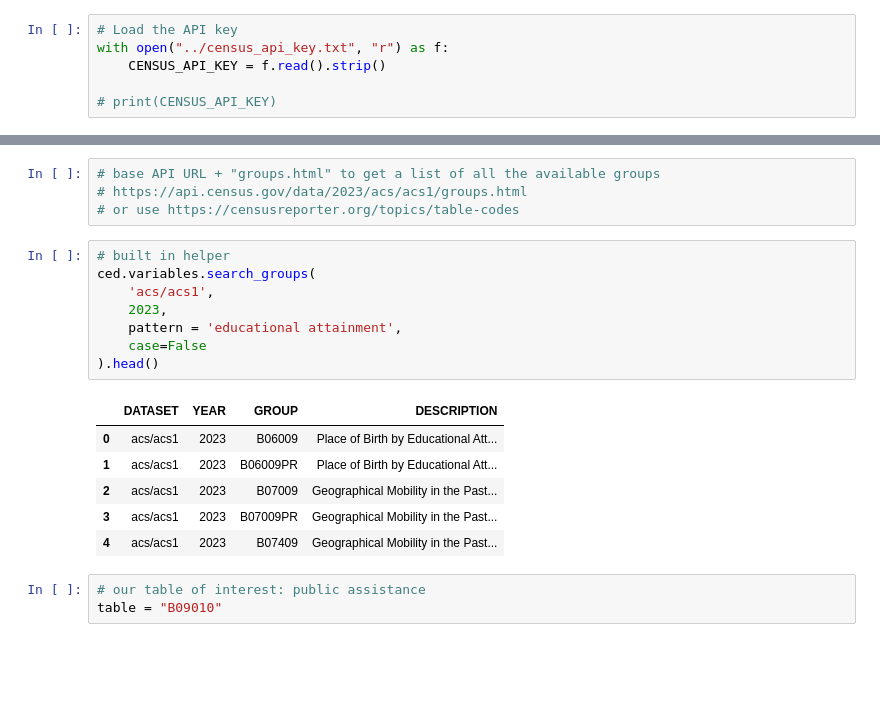
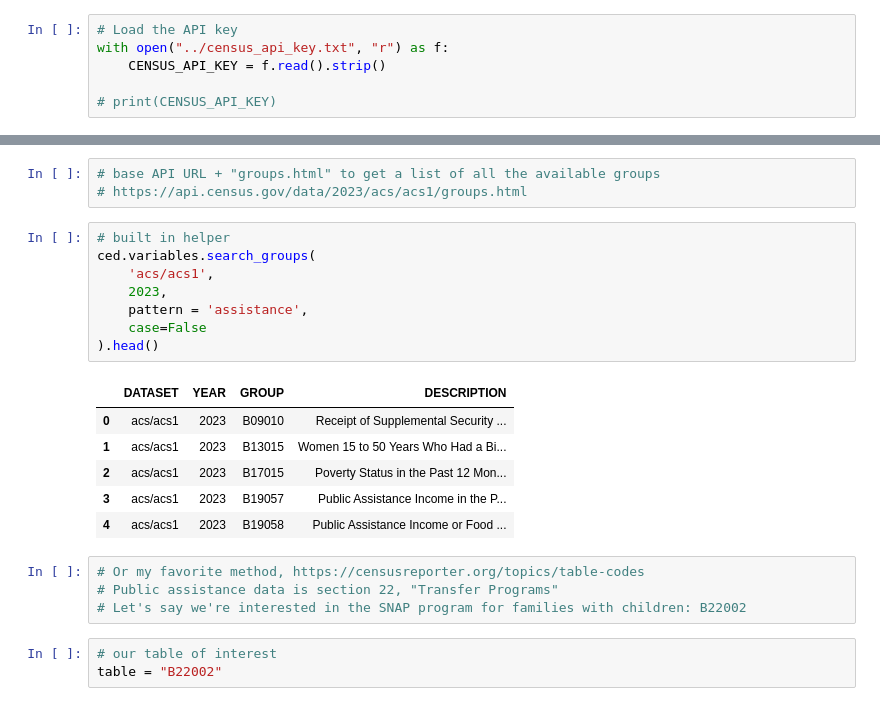
Before and after one commit to scottpham/NICAR25-CensusDIS-how-to, a Jupyter notebook: completed_notebooks/2_finding_tables.ipynb, the cells around one changed output, grey strips where cells are left out. Cells and saved outputs as stored; diff of their text form; blank space fills up the shorter version.

Commit message:
improved finding tables

```diff
--- a/completed_notebooks/2_finding_tables.ipynb
+++ b/completed_notebooks/2_finding_tables.ipynb
@@ -44,23 +54,26 @@ df_datasets[df_datasets['TITLE'].str.contains('ACS')].sort_values('YEAR', ascend
 # %%
 # base API URL + "groups.html" to get a list of all the available groups
 # https://api.census.gov/data/2023/acs/acs1/groups.html
-# or use https://censusreporter.org/topics/table-codes
 # %%
 # built in helper
 ced.variables.search_groups(
     'acs/acs1',
     2023,
-    pattern = 'educational attainment',
+    pattern = 'assistance',
     case=False
 ).head()
 # %% [output]
 |  | DATASET | YEAR | GROUP | DESCRIPTION |
-| 0 | acs/acs1 | 2023 | B06009 | Place of Birth by Educational Att... |
-| 1 | acs/acs1 | 2023 | B06009PR | Place of Birth by Educational Att... |
-| 2 | acs/acs1 | 2023 | B07009 | Geographical Mobility in the Past... |
-| 3 | acs/acs1 | 2023 | B07009PR | Geographical Mobility in the Past... |
-| 4 | acs/acs1 | 2023 | B07409 | Geographical Mobility in the Past... |
+| 0 | acs/acs1 | 2023 | B09010 | Receipt of Supplemental Security ... |
+| 1 | acs/acs1 | 2023 | B13015 | Women 15 to 50 Years Who Had a Bi... |
+| 2 | acs/acs1 | 2023 | B17015 | Poverty Status in the Past 12 Mon... |
+| 3 | acs/acs1 | 2023 | B19057 | Public Assistance Income in the P... |
+| 4 | acs/acs1 | 2023 | B19058 | Public Assistance Income or Food ... |
+# %%
+# Or my favorite method, https://censusreporter.org/topics/table-codes
+# Public assistance data is section 22, "Transfer Programs"
+# Let's say we're interested in the SNAP program for families with children: B22002
 # %%
-# our table of interest: public assistance
-table = "B09010"
+# our table of interest
+table = "B22002"
 # %%
```
Also changed, not shown: parts of 20 cells of this notebook, 1 other file.
